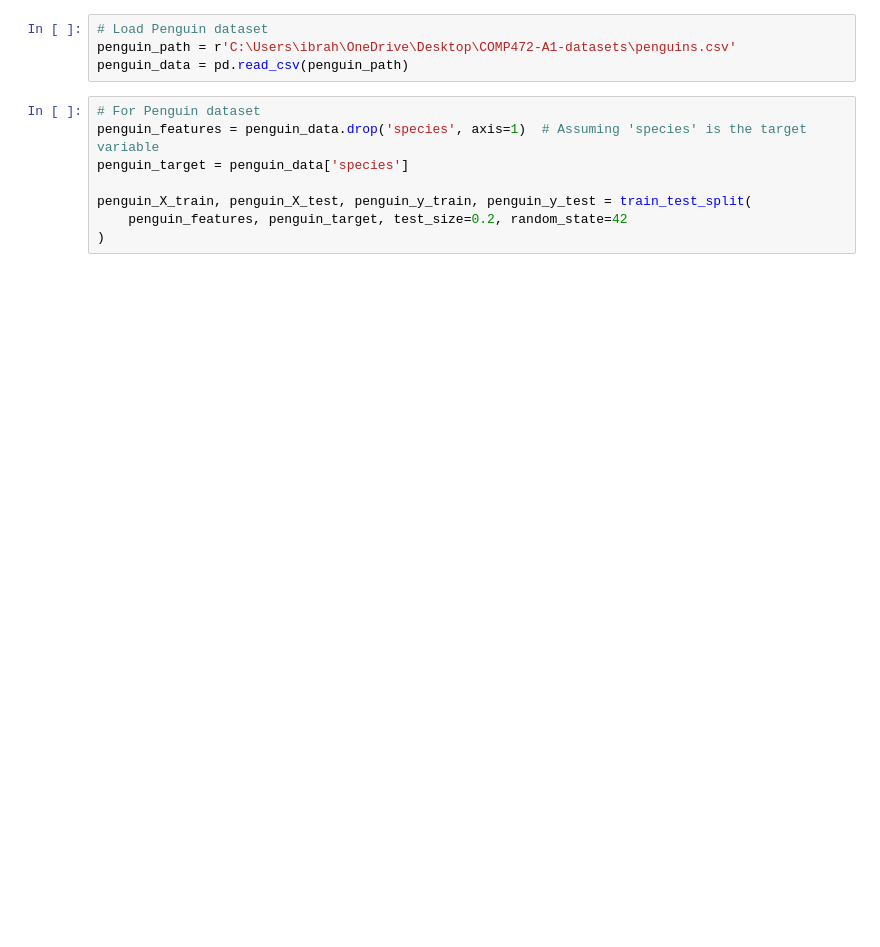
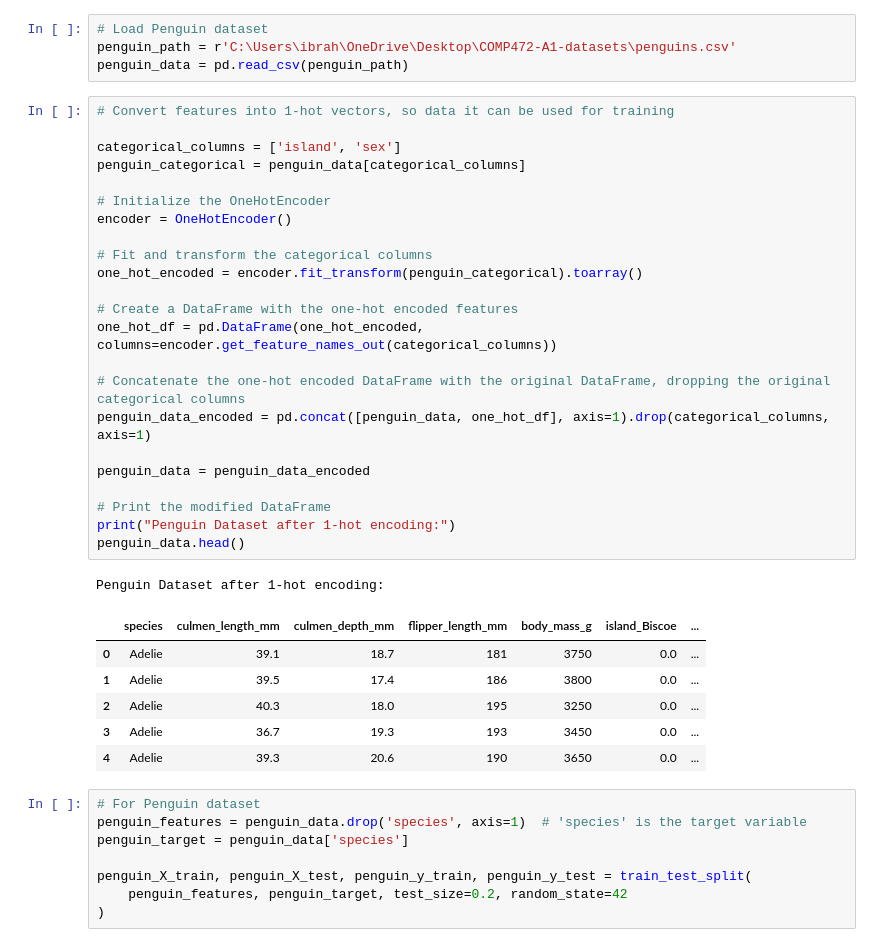
Before and after one commit to SniffyMcTasty/COMP472-Assignment1, a Jupyter notebook: part3.ipynb, the cells around one changed output. Cells and saved outputs as stored; diff of their text form; blank space fills up the shorter version.

```diff
--- a/part3.ipynb
+++ b/part3.ipynb
@@ -8,9 +16,40 @@ from sklearn.model_selection import train_test_split
 # Load Penguin dataset
 penguin_path = r'C:\Users\ibrah\OneDrive\Desktop\COMP472-A1-datasets\penguins.csv'
 penguin_data = pd.read_csv(penguin_path)
+# %%
+# Convert features into 1-hot vectors, so data it can be used for training
+
+categorical_columns = ['island', 'sex']
+penguin_categorical = penguin_data[categorical_columns]
+
+# Initialize the OneHotEncoder
+encoder = OneHotEncoder()
+
+# Fit and transform the categorical columns
+one_hot_encoded = encoder.fit_transform(penguin_categorical).toarray()
+
+# Create a DataFrame with the one-hot encoded features
+one_hot_df = pd.DataFrame(one_hot_encoded, columns=encoder.get_feature_names_out(categorical_columns))
+
+# Concatenate the one-hot encoded DataFrame with the original DataFrame, dropping the original categorical columns
+penguin_data_encoded = pd.concat([penguin_data, one_hot_df], axis=1).drop(categorical_columns, axis=1)
+
+penguin_data = penguin_data_encoded
+
+# Print the modified DataFrame
+print("Penguin Dataset after 1-hot encoding:")
+penguin_data.head()
+# %% [output]
+Penguin Dataset after 1-hot encoding:
+|  | species | culmen_length_mm | culmen_depth_mm | flipper_length_mm | body_mass_g | island_Biscoe | ... |
+| 0 | Adelie | 39.1 | 18.7 | 181 | 3750 | 0.0 | ... |
+| 1 | Adelie | 39.5 | 17.4 | 186 | 3800 | 0.0 | ... |
+| 2 | Adelie | 40.3 | 18.0 | 195 | 3250 | 0.0 | ... |
+| 3 | Adelie | 36.7 | 19.3 | 193 | 3450 | 0.0 | ... |
+| 4 | Adelie | 39.3 | 20.6 | 190 | 3650 | 0.0 | ... |
 # %%
 # For Penguin dataset
-penguin_features = penguin_data.drop('species', axis=1)  # Assuming 'species' is the target variable
+penguin_features = penguin_data.drop('species', axis=1)  # 'species' is the target variable
 penguin_target = penguin_data['species']
 
 penguin_X_train, penguin_X_test, penguin_y_train, penguin_y_test = train_test_split(
```
Also changed, not shown: parts of 18 cells of this notebook, 3 other files.
